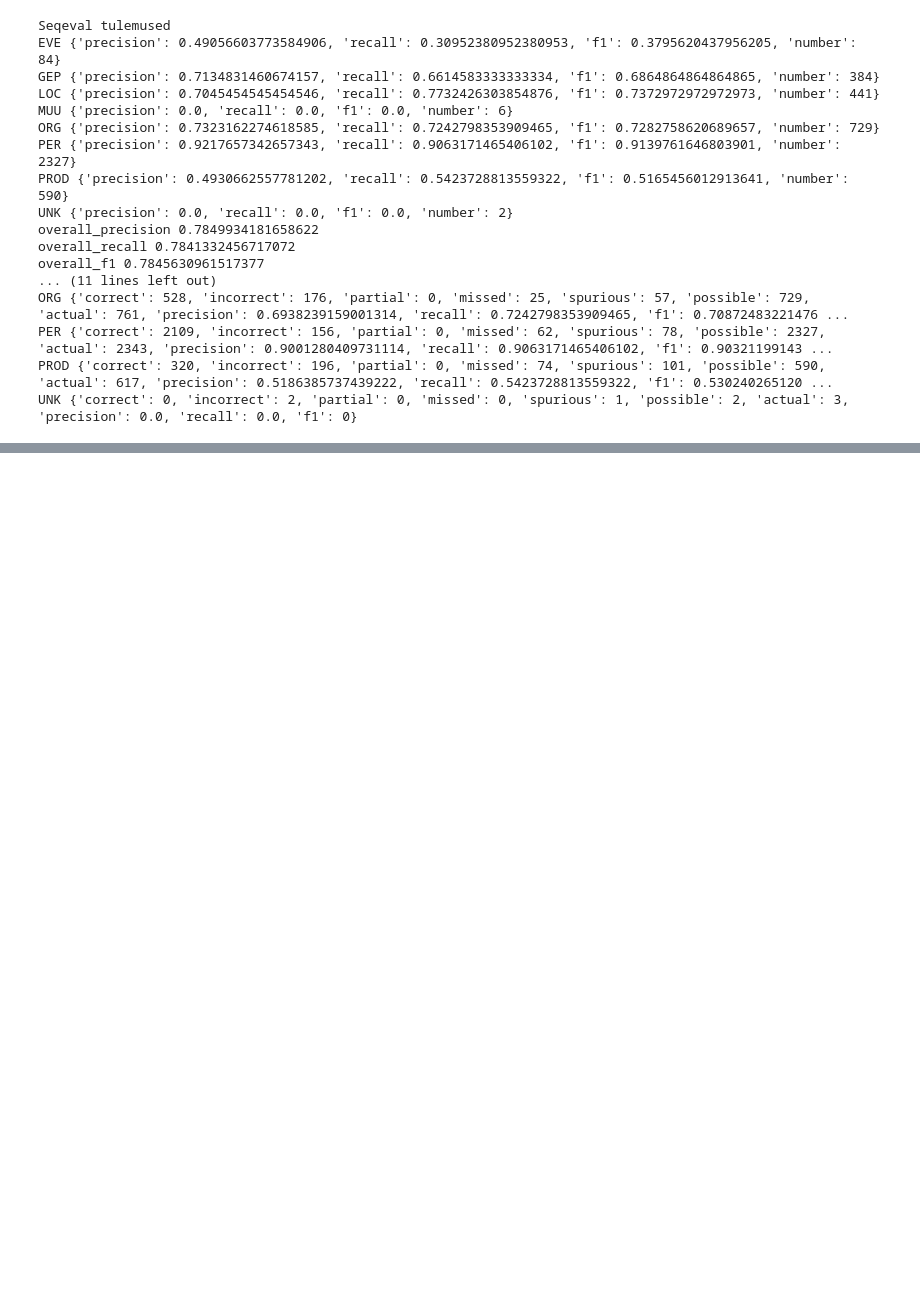
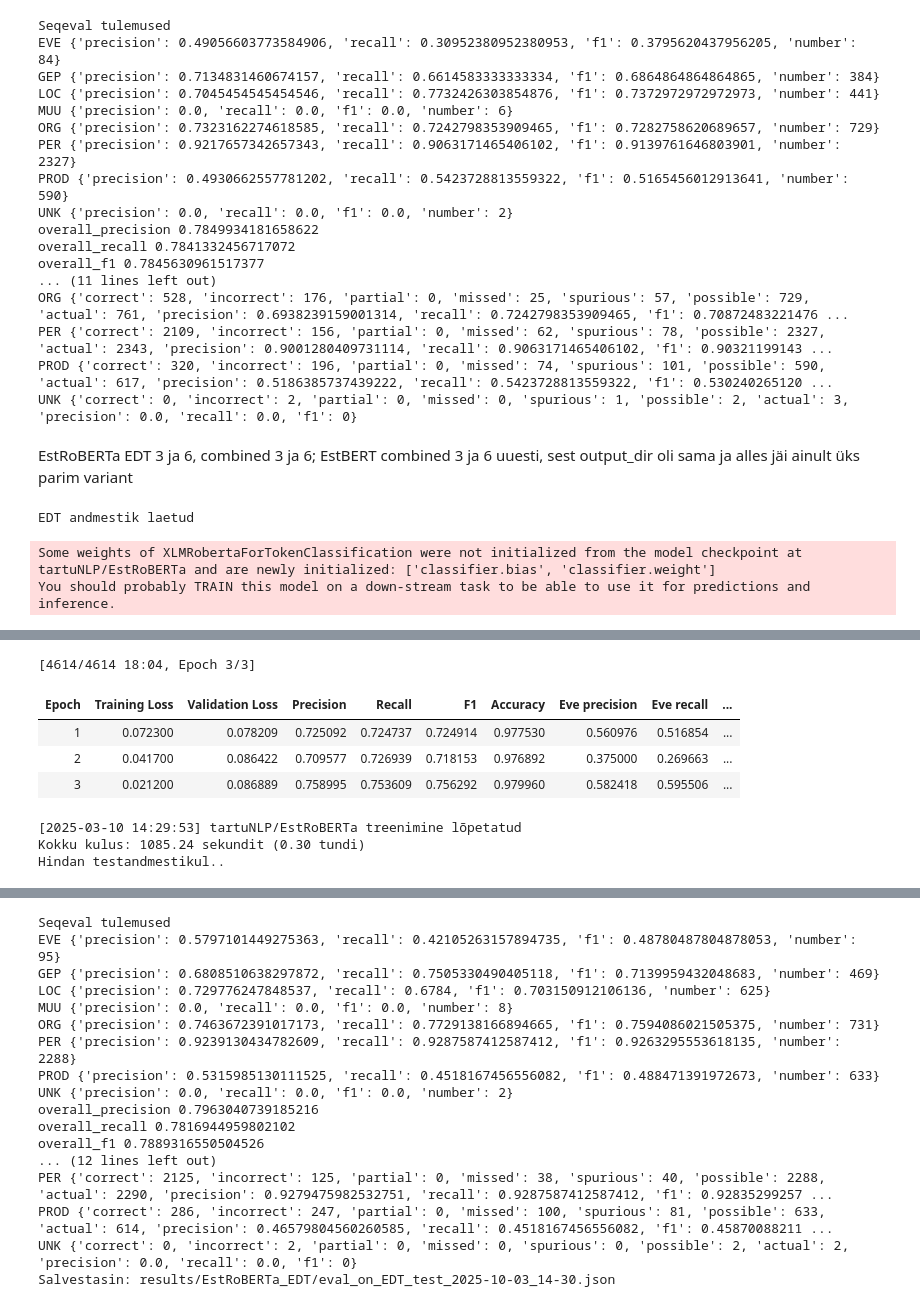
Before and after one commit to martinkivisikk/ner_thesis, a Jupyter notebook: notebooks/main_nb.ipynb, the cells around one changed output, grey strips where cells are left out. Drawn from its saved outputs; the diff is of its cells as text; code cells hidden in the pictures; blank space fills up the shorter version.

```diff
--- a/notebooks/main_nb.ipynb
+++ b/notebooks/main_nb.ipynb
@@ -303,3 +313,11 @@ ORG {'correct': 528, 'incorrect': 176, 'partial': 0, 'missed': 25, 'spurious': 5
 PER {'correct': 2109, 'incorrect': 156, 'partial': 0, 'missed': 62, 'spurious': 78, 'possible': 2327, 'actual': 2343, 'precision': 0.9001280409731114, 'recall': 0.9063171465406102, 'f1': 0.90321199143 ...
 PROD {'correct': 320, 'incorrect': 196, 'partial': 0, 'missed': 74, 'spurious': 101, 'possible': 590, 'actual': 617, 'precision': 0.5186385737439222, 'recall': 0.5423728813559322, 'f1': 0.530240265120 ...
 UNK {'correct': 0, 'incorrect': 2, 'partial': 0, 'missed': 0, 'spurious': 1, 'possible': 2, 'actual': 3, 'precision': 0.0, 'recall': 0.0, 'f1': 0}
+# %% [markdown]
+EstRoBERTa EDT 3 ja 6, combined 3 ja 6; EstBERT combined 3 ja 6 uuesti, sest output_dir oli sama ja alles jäi ainult üks parim variant
+# %%
+estroberta_edt_3, estroberta_edt_3_trainer, estroberta_edt_3_results = train_model('tartuNLP/EstRoBERTa', 'EDT', epochs=3)
+# %% [output]
+EDT andmestik laetud
+Some weights of XLMRobertaForTokenClassification were not initialized from the model checkpoint at tartuNLP/EstRoBERTa and are newly initialized: ['classifier.bias', 'classifier.weight']
+You should probably TRAIN this model on a down-stream task to be able to use it for predictions and inference.
@@ -305,0 +325,8 @@ UNK {'correct': 0, 'incorrect': 2, 'partial': 0, 'missed': 0, 'spurious': 1, 'po
+[4614/4614 18:04, Epoch 3/3]
+| Epoch | Training Loss | Validation Loss | Precision | Recall | F1 | Accuracy | Eve precision | Eve recall | ... |
+| 1 | 0.072300 | 0.078209 | 0.725092 | 0.724737 | 0.724914 | 0.977530 | 0.560976 | 0.516854 | ... |
+| 2 | 0.041700 | 0.086422 | 0.709577 | 0.726939 | 0.718153 | 0.976892 | 0.375000 | 0.269663 | ... |
+| 3 | 0.021200 | 0.086889 | 0.758995 | 0.753609 | 0.756292 | 0.979960 | 0.582418 | 0.595506 | ... |
+[2025-03-10 14:29:53] tartuNLP/EstRoBERTa treenimine lõpetatud
+Kokku kulus: 1085.24 sekundit (0.30 tundi)
+Hindan testandmestikul..
@@ -305,0 +334,17 @@ UNK {'correct': 0, 'incorrect': 2, 'partial': 0, 'missed': 0, 'spurious': 1, 'po
+Seqeval tulemused
+EVE {'precision': 0.5797101449275363, 'recall': 0.42105263157894735, 'f1': 0.48780487804878053, 'number': 95}
+GEP {'precision': 0.6808510638297872, 'recall': 0.7505330490405118, 'f1': 0.7139959432048683, 'number': 469}
+LOC {'precision': 0.729776247848537, 'recall': 0.6784, 'f1': 0.703150912106136, 'number': 625}
+MUU {'precision': 0.0, 'recall': 0.0, 'f1': 0.0, 'number': 8}
+ORG {'precision': 0.7463672391017173, 'recall': 0.7729138166894665, 'f1': 0.7594086021505375, 'number': 731}
+PER {'precision': 0.9239130434782609, 'recall': 0.9287587412587412, 'f1': 0.9263295553618135, 'number': 2288}
+PROD {'precision': 0.5315985130111525, 'recall': 0.4518167456556082, 'f1': 0.488471391972673, 'number': 633}
+UNK {'precision': 0.0, 'recall': 0.0, 'f1': 0.0, 'number': 2}
+overall_precision 0.7963040739185216
+overall_recall 0.7816944959802102
+overall_f1 0.7889316550504526
+... (12 lines left out)
+PER {'correct': 2125, 'incorrect': 125, 'partial': 0, 'missed': 38, 'spurious': 40, 'possible': 2288, 'actual': 2290, 'precision': 0.9279475982532751, 'recall': 0.9287587412587412, 'f1': 0.92835299257 ...
+PROD {'correct': 286, 'incorrect': 247, 'partial': 0, 'missed': 100, 'spurious': 81, 'possible': 633, 'actual': 614, 'precision': 0.46579804560260585, 'recall': 0.4518167456556082, 'f1': 0.45870088211 ...
+UNK {'correct': 0, 'incorrect': 2, 'partial': 0, 'missed': 0, 'spurious': 0, 'possible': 2, 'actual': 2, 'precision': 0.0, 'recall': 0.0, 'f1': 0}
+Salvestasin: results/EstRoBERTa_EDT/eval_on_EDT_test_2025-10-03_14-30.json
```
Also changed, not shown: parts of 8 cells of this notebook, 31 other files.
